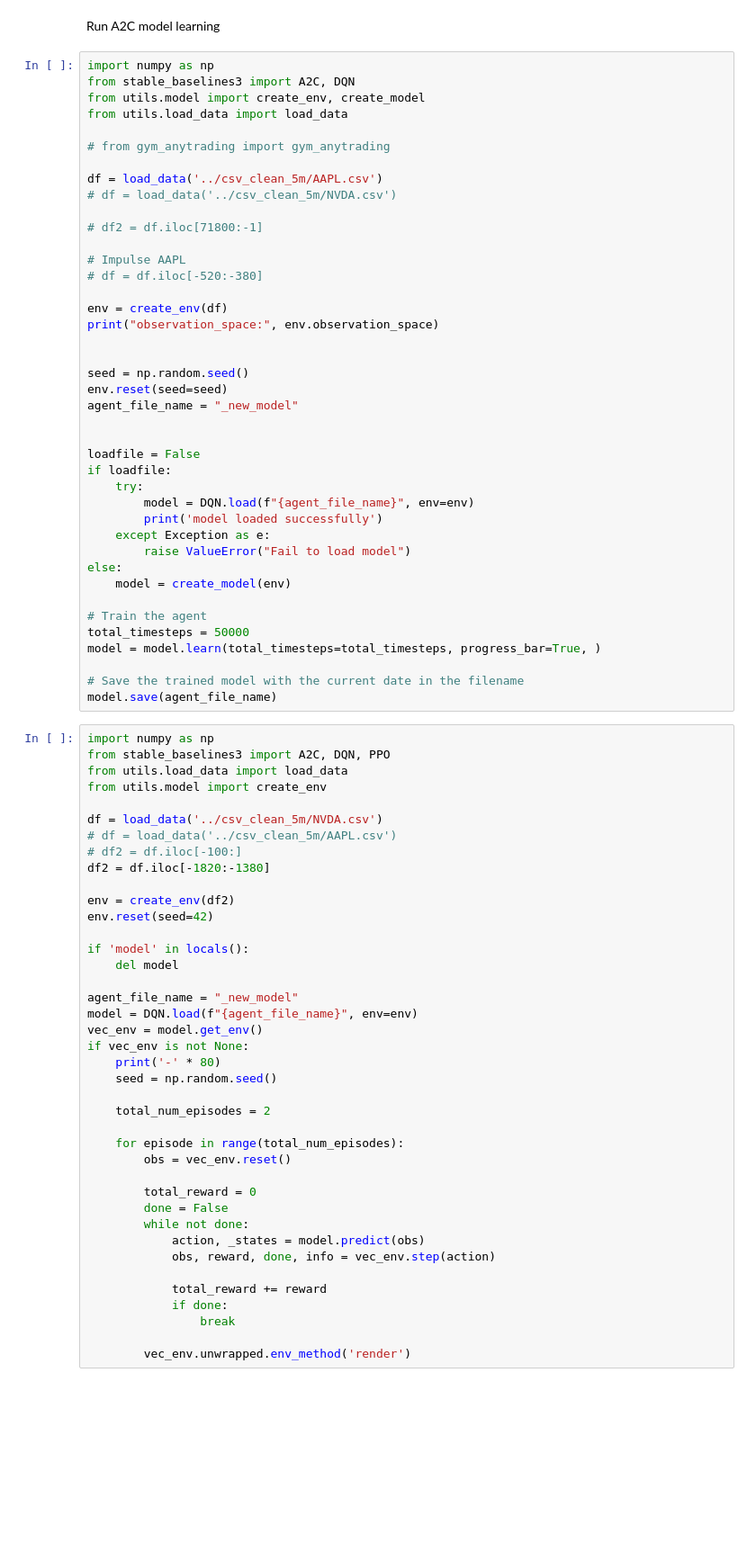
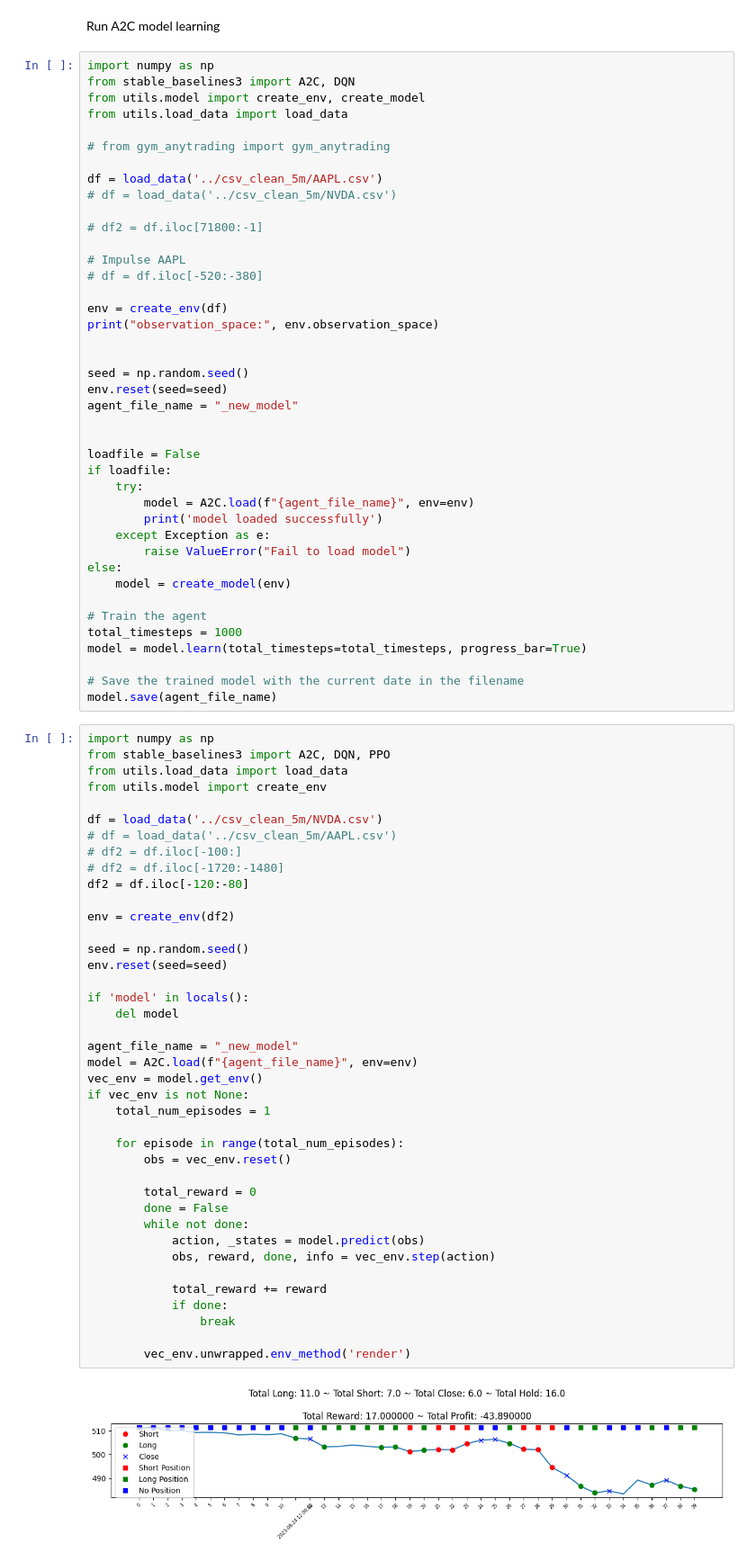
Before and after one commit to brlocky/rnn-ewt, a Jupyter notebook: trade_learn_rl/gym_trading_env.ipynb, the cells around one changed output. Shown at 90% size. Drawn from its saved outputs; the diff is of its cells as text; blank space fills up the shorter version.

```diff
--- a/trade_learn_rl/gym_trading_env.ipynb
+++ b/trade_learn_rl/gym_trading_env.ipynb
@@ -28,7 +28,7 @@ agent_file_name = "_new_model"
 loadfile = False
 if loadfile:
     try:
-        model = DQN.load(f"{agent_file_name}", env=env)
+        model = A2C.load(f"{agent_file_name}", env=env)
         print('model loaded successfully')
     except Exception as e:
         raise ValueError("Fail to load model")
@@ -36,8 +36,8 @@ else:
     model = create_model(env)
 
 # Train the agent
-total_timesteps = 50000
-model = model.learn(total_timesteps=total_timesteps, progress_bar=True, )
+total_timesteps = 1000
+model = model.learn(total_timesteps=total_timesteps, progress_bar=True)
 
 # Save the trained model with the current date in the filename
 model.save(agent_file_name)
@@ -47,37 +47,39 @@ from stable_baselines3 import A2C, DQN, PPO
 from utils.load_data import load_data
 from utils.model import create_env
 
 df = load_data('../csv_clean_5m/NVDA.csv')
 # df = load_data('../csv_clean_5m/AAPL.csv')
 # df2 = df.iloc[-100:]
-df2 = df.iloc[-1820:-1380]
+# df2 = df.iloc[-1720:-1480]
+df2 = df.iloc[-120:-80]
 
 env = create_env(df2)
-env.reset(seed=42)
+
+seed = np.random.seed()
+env.reset(seed=seed)
 
 if 'model' in locals():
     del model
 
 agent_file_name = "_new_model"
-model = DQN.load(f"{agent_file_name}", env=env)
+model = A2C.load(f"{agent_file_name}", env=env)
 vec_env = model.get_env()
 if vec_env is not None:
-    print('-' * 80)
-    seed = np.random.seed()
-
-    total_num_episodes = 2
+    total_num_episodes = 1
 
     for episode in range(total_num_episodes):
         obs = vec_env.reset()
 
         total_reward = 0
         done = False
         while not done:
             action, _states = model.predict(obs)
             obs, reward, done, info = vec_env.step(action)
 
             total_reward += reward
             if done:
                 break
 
         vec_env.unwrapped.env_method('render')
+# %% [output]
+[figure, added]
```
Also changed, not shown: parts of 1 cell of this notebook, 4 other files.
